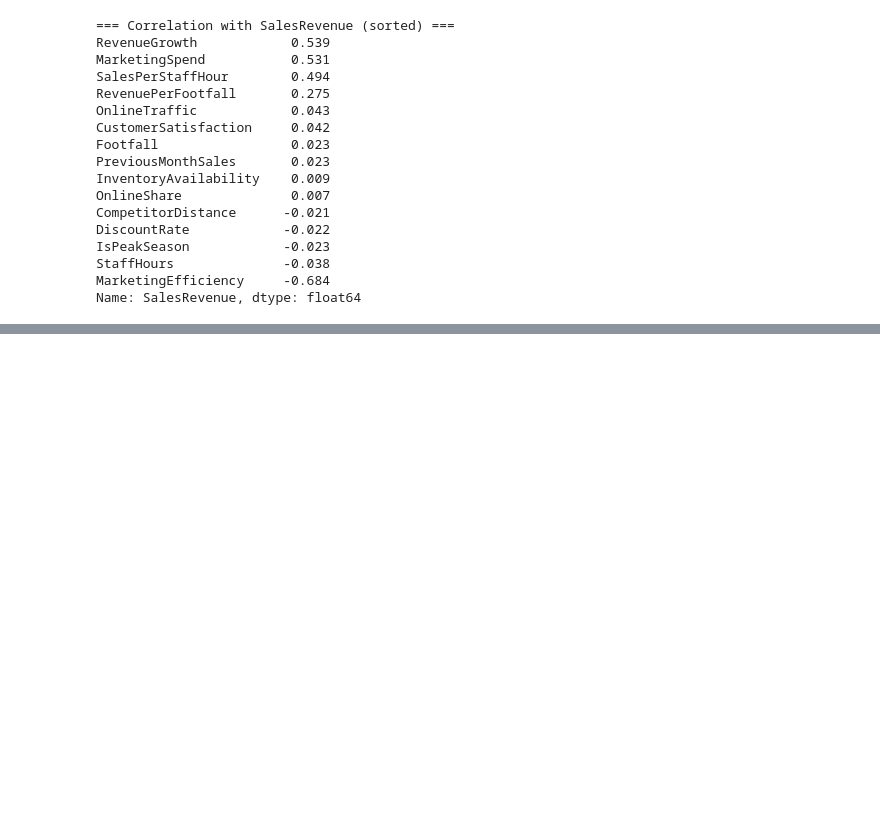
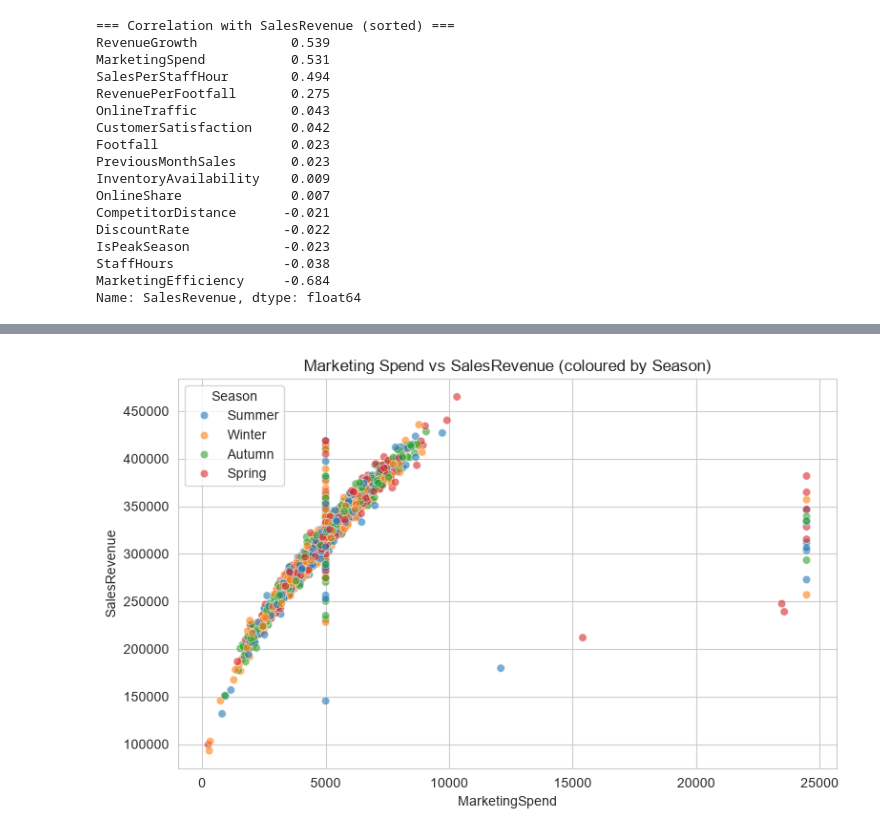
Before and after one commit to kieronisME/Research-Analytics-CA, a Jupyter notebook: Task01.ipynb, the cells around one changed output, grey strips where cells are left out. Cells and saved outputs as stored; diff of their text form; code cells hidden in the pictures; blank space fills up the shorter version.

```diff
--- a/main.ipynb
+++ b/Task01.ipynb
@@ -524,0 +649,8 @@ Name: SalesRevenue, dtype: float64
+# %%
+plt.figure(figsize=(8,5))
+sns.scatterplot(data=retail_clean, x='MarketingSpend', y='SalesRevenue',
+                hue='Season', alpha=0.6)
+plt.title('Marketing Spend vs SalesRevenue (coloured by Season)')
+plt.tight_layout(); plt.show()
+# %% [output]
+[figure, added]
```
Also changed, not shown: parts of 5 cells of this notebook, 2 other files.
